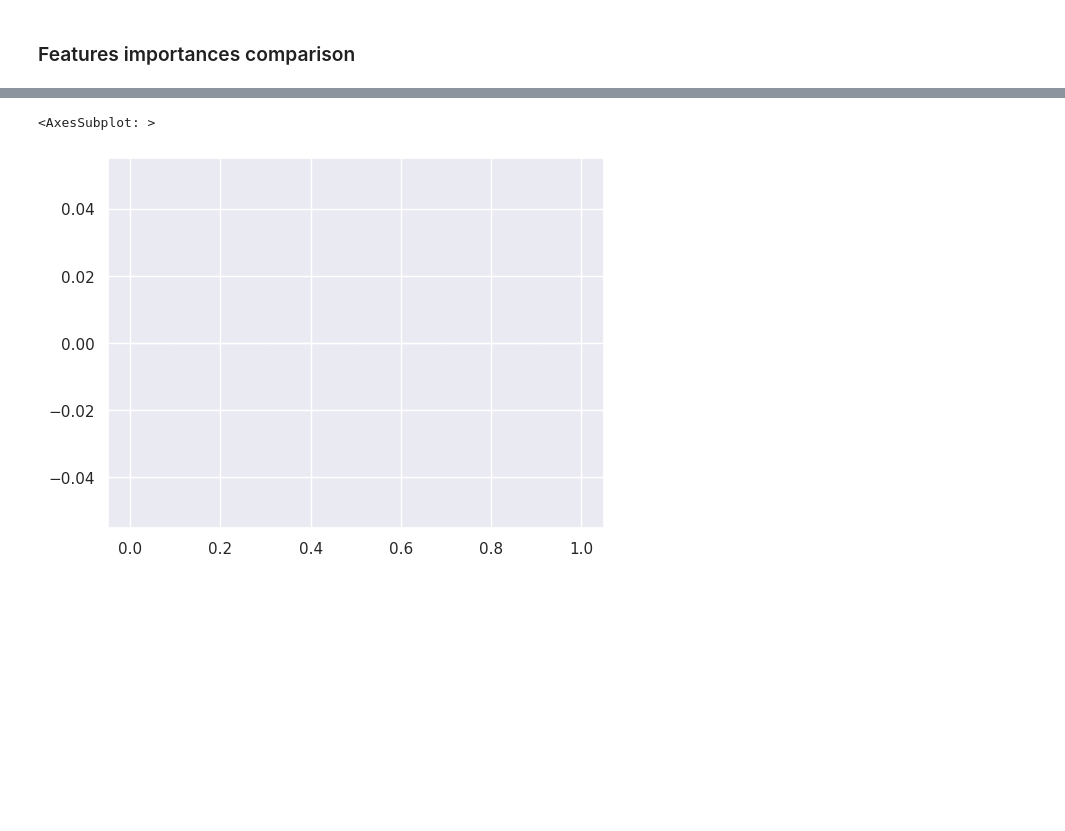
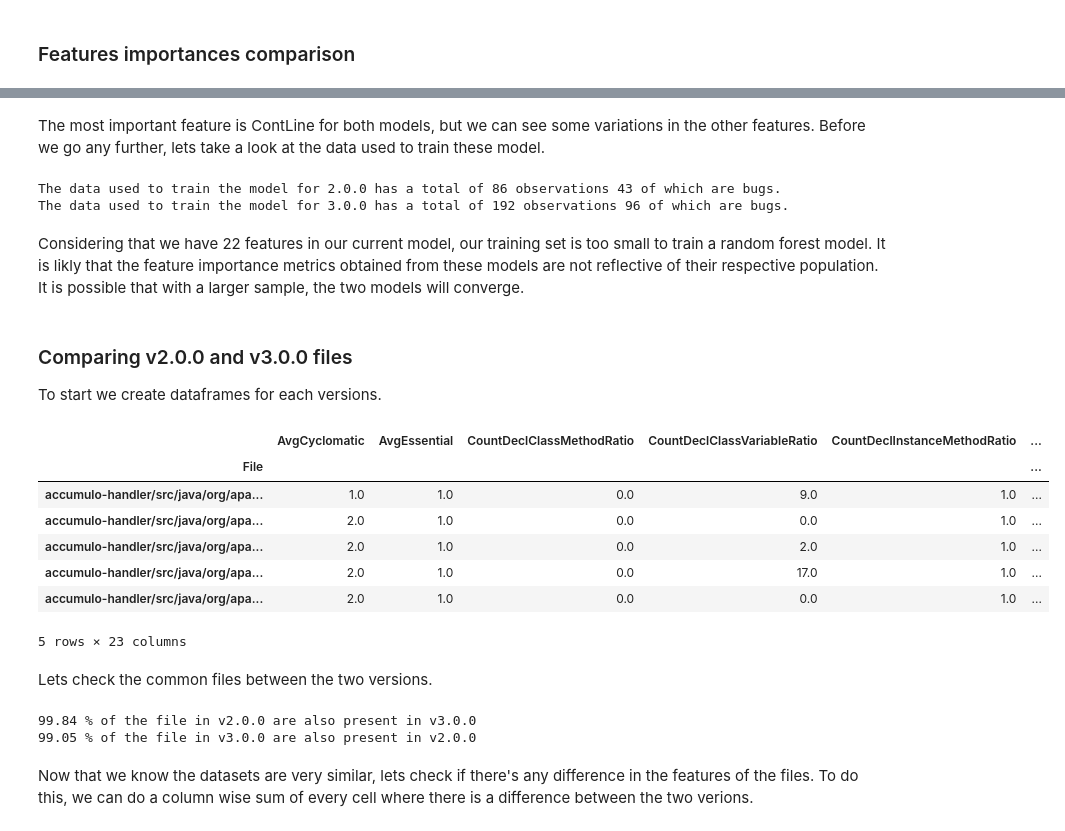
Before and after one commit to ahenrij/ets-mgl869-hive, a Jupyter notebook: src/lab/notebooks/versions_models.ipynb, the cells around one changed output, grey strips where cells are left out. Saved outputs shown, nothing was run; the diff lists cells and outputs as text; code cells hidden in the pictures; blank space fills up the shorter version.

Commit message:
Section comparing v2.0.0 and v3.0.0 files added

```diff
--- a/src/lab/notebooks/versions_models.ipynb
+++ b/src/lab/notebooks/versions_models.ipynb
@@ -266,5 +266,54 @@ plot_feature_importances(model_3_0_0._final_estimator, "Version 3.0.0", features
+# %% [markdown]
+The most important feature is ContLine for both models, but we can see some variations in the other features. Before we go any further, lets take a look at the data used to train these model.
+# %%
+def describe_training_set(version):
+    ruc = RandomUnderSampler(random_state=1, replacement=True)
+    data = df[df["Version"] == version].drop(columns=["File", "Version"])
+    X_x = data.drop(columns=["Bug"])
+    y = data["Bug"].astype(int)
+    X_train, X_test, y_train, y_test = train_test_split(X_x, y, test_size=.2, random_state=1)
+    X_train_resamled, y_train_resampled = ruc.fit_resample(X_train, y_train)
+    print("The data used to train the model for {} has a total of {} observations {} of which are bugs.".format(version, len(y_train_resampled), sum(y_train_resampled)))
+
+
+describe_training_set("2.0.0")
+describe_training_set("3.0.0")
+# %% [output]
+The data used to train the model for 2.0.0 has a total of 86 observations 43 of which are bugs.
+The data used to train the model for 3.0.0 has a total of 192 observations 96 of which are bugs.
+# %% [markdown]
+Considering that we have 22 features in our current model, our training set is too small to train a random forest model. It is likly that the feature importance metrics obtained from these models are not reflective of their respective population. It is possible that with a larger sample, the two models will converge.
+# %% [markdown]
+### Comparing v2.0.0 and v3.0.0 files
+To start we create dataframes for each versions.
 # %%
-(df[df['Version'] == '2.0.0']['RatioCommentToCode'] - df[df['Version'] == '3.0.0']['RatioCommentToCode']).hist()
+# Create dataframes for
+data_2_0_0 = df[df["Version"] == "2.0.0"]
+data_3_0_0 = df[df["Version"] == "3.0.0"]
+data_2_0_0.index = data_2_0_0["File"]
+data_3_0_0.index = data_3_0_0["File"]
+data_2_0_0 = data_2_0_0.drop(columns=["File", "Version"])
+data_3_0_0 = data_3_0_0.drop(columns=["File", "Version"])
+
+data_2_0_0.head()
 # %% [output]
+|  | AvgCyclomatic | AvgEssential | CountDeclClassMethodRatio | CountDeclClassVariableRatio | CountDeclInstanceMethodRatio | ... |
+| File |  |  |  |  |  | ... |
+| accumulo-handler/src/java/org/apa... | 1.0 | 1.0 | 0.0 | 9.0 | 1.0 | ... |
+| accumulo-handler/src/java/org/apa... | 2.0 | 1.0 | 0.0 | 0.0 | 1.0 | ... |
+| accumulo-handler/src/java/org/apa... | 2.0 | 1.0 | 0.0 | 2.0 | 1.0 | ... |
+| accumulo-handler/src/java/org/apa... | 2.0 | 1.0 | 0.0 | 17.0 | 1.0 | ... |
+| accumulo-handler/src/java/org/apa... | 2.0 | 1.0 | 0.0 | 0.0 | 1.0 | ... |
-<AxesSubplot: >
+5 rows × 23 columns
-[figure, removed]
+# %% [markdown]
+Lets check the common files between the two versions.
+# %%
+common_files = data_2_0_0.index.intersection(data_3_0_0.index)
+
+print("{:.2f} % of the file in v2.0.0 are also present in v3.0.0".format(common_files.shape[0] / data_2_0_0.shape[0] * 100))
+print("{:.2f} % of the file in v3.0.0 are also present in v2.0.0".format(common_files.shape[0] / data_3_0_0.shape[0] * 100))
+# %% [output]
+99.84 % of the file in v2.0.0 are also present in v3.0.0
+99.05 % of the file in v3.0.0 are also present in v2.0.0
+# %% [markdown]
+Now that we know the datasets are very similar, lets check if there's any difference in the features of the files. To do this, we can do a column wise sum of every cell where there is a difference between the two verions.
```
Also changed, not shown: parts of 10 cells of this notebook, 1 other file.
